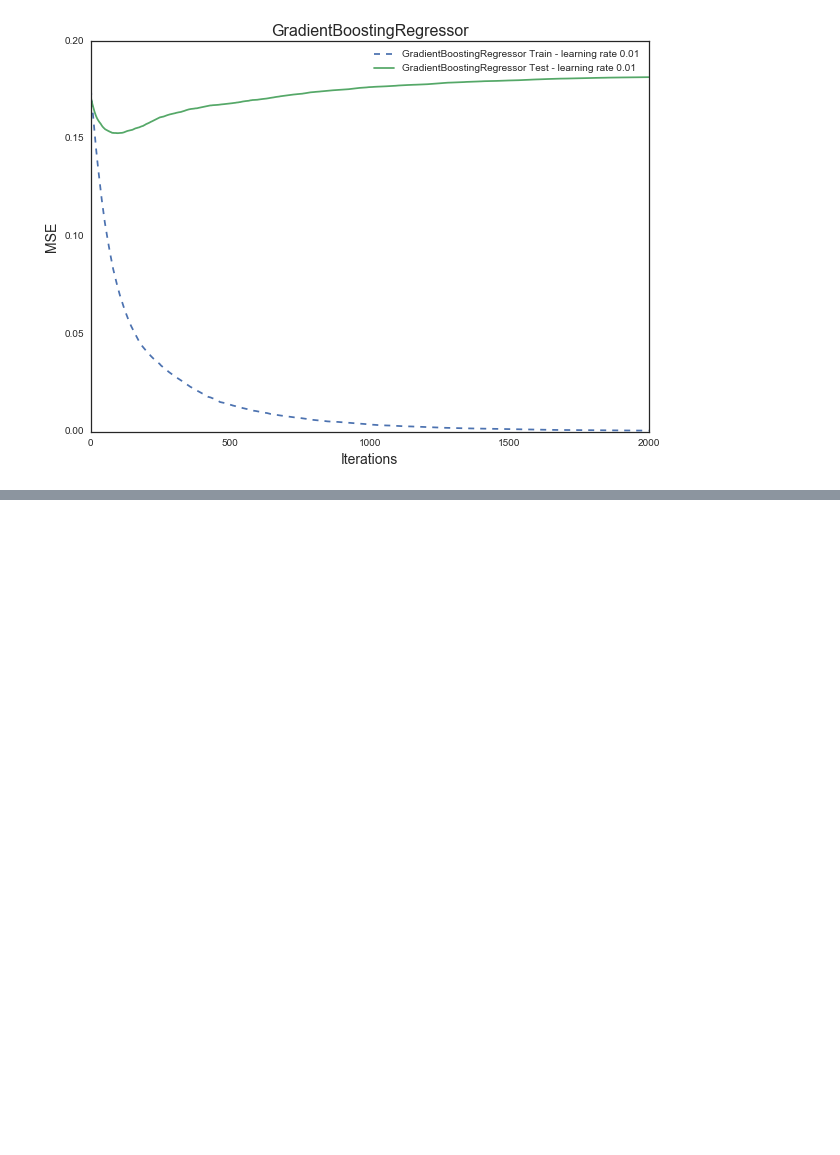
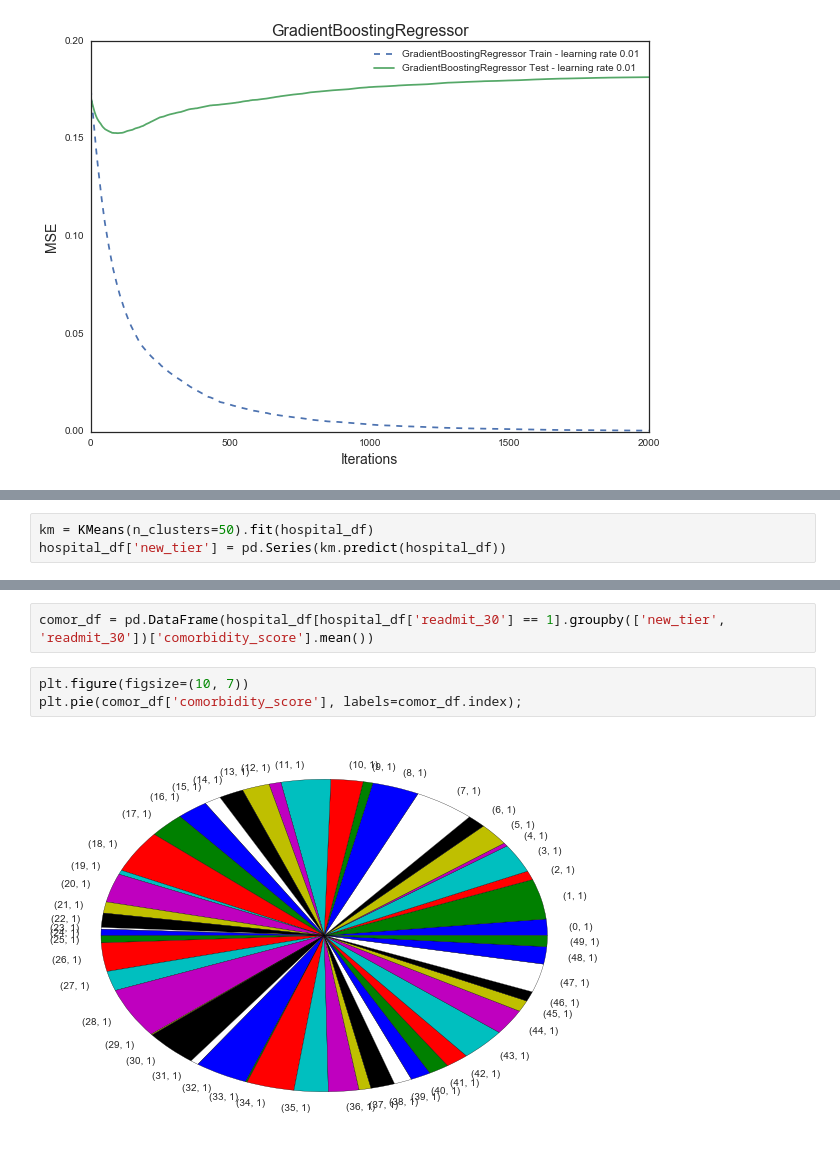
Before and after one commit to carlespoles/DSCI6006-student, a Jupyter notebook: week7-8-final-case/Final-Project-2-ML-CarlesPolesMielgo.ipynb, the cells around one changed output, grey strips where cells are left out. Saved outputs shown, nothing was run; the diff lists cells and outputs as text; blank space fills up the shorter version.

```diff
--- a/week7-8-final-case/Final-Project-2-ML-CarlesPolesMielgo.ipynb
+++ b/week7-8-final-case/Final-Project-2-ML-CarlesPolesMielgo.ipynb
@@ -650,0 +691,3 @@ array([100,  83,  74, ...,  84,  67,  79])
+# %%
+km = KMeans(n_clusters=50).fit(hospital_df)
+hospital_df['new_tier'] = pd.Series(km.predict(hospital_df))
@@ -650,0 +703,7 @@ array([100,  83,  74, ...,  84,  67,  79])
+# %%
+comor_df = pd.DataFrame(hospital_df[hospital_df['readmit_30'] == 1].groupby(['new_tier', 'readmit_30'])['comorbidity_score'].mean())
+# %%
+plt.figure(figsize=(10, 7))
+plt.pie(comor_df['comorbidity_score'], labels=comor_df.index);
+# %% [output]
+[figure, added]
```
Also changed, not shown: parts of 11 cells of this notebook.
